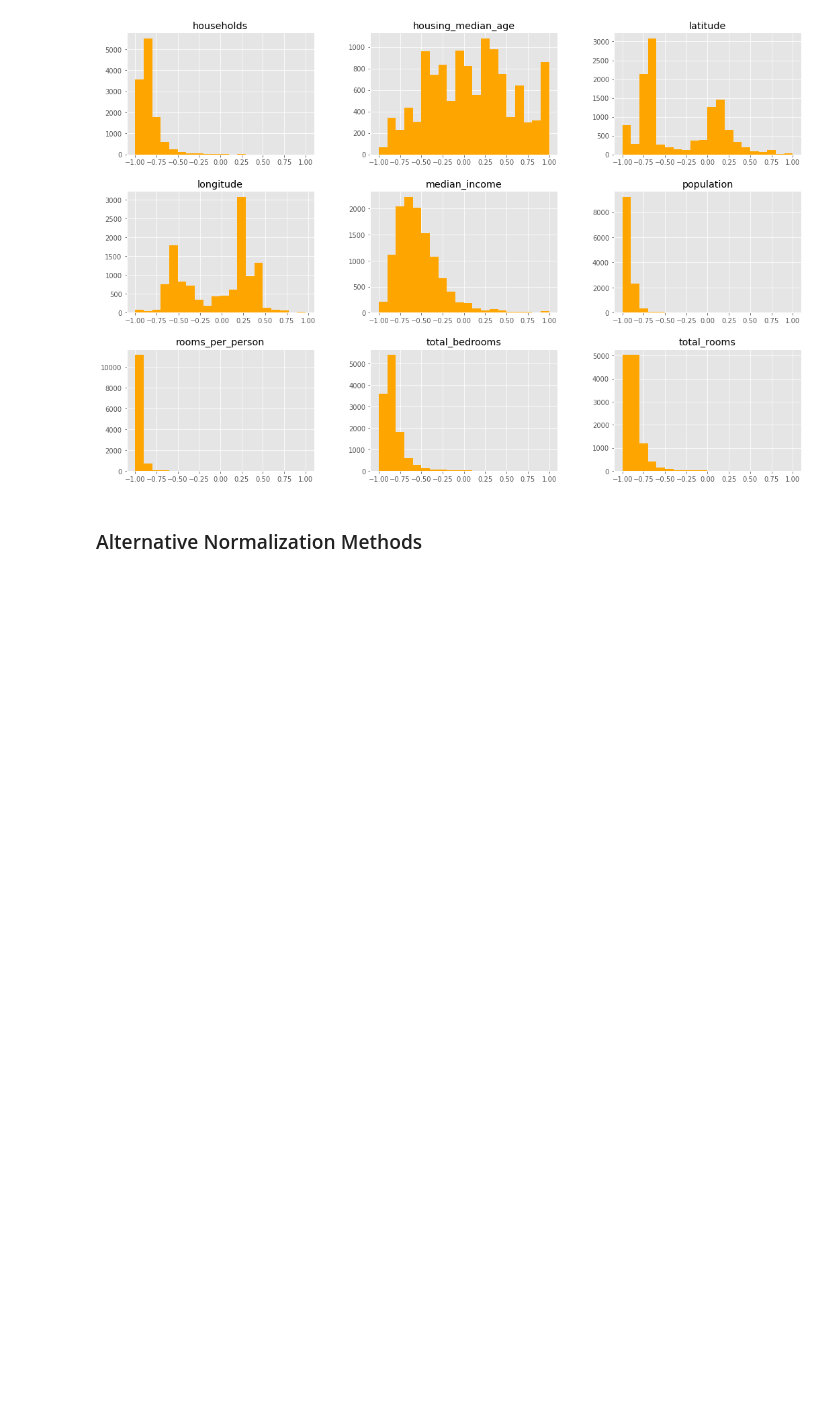
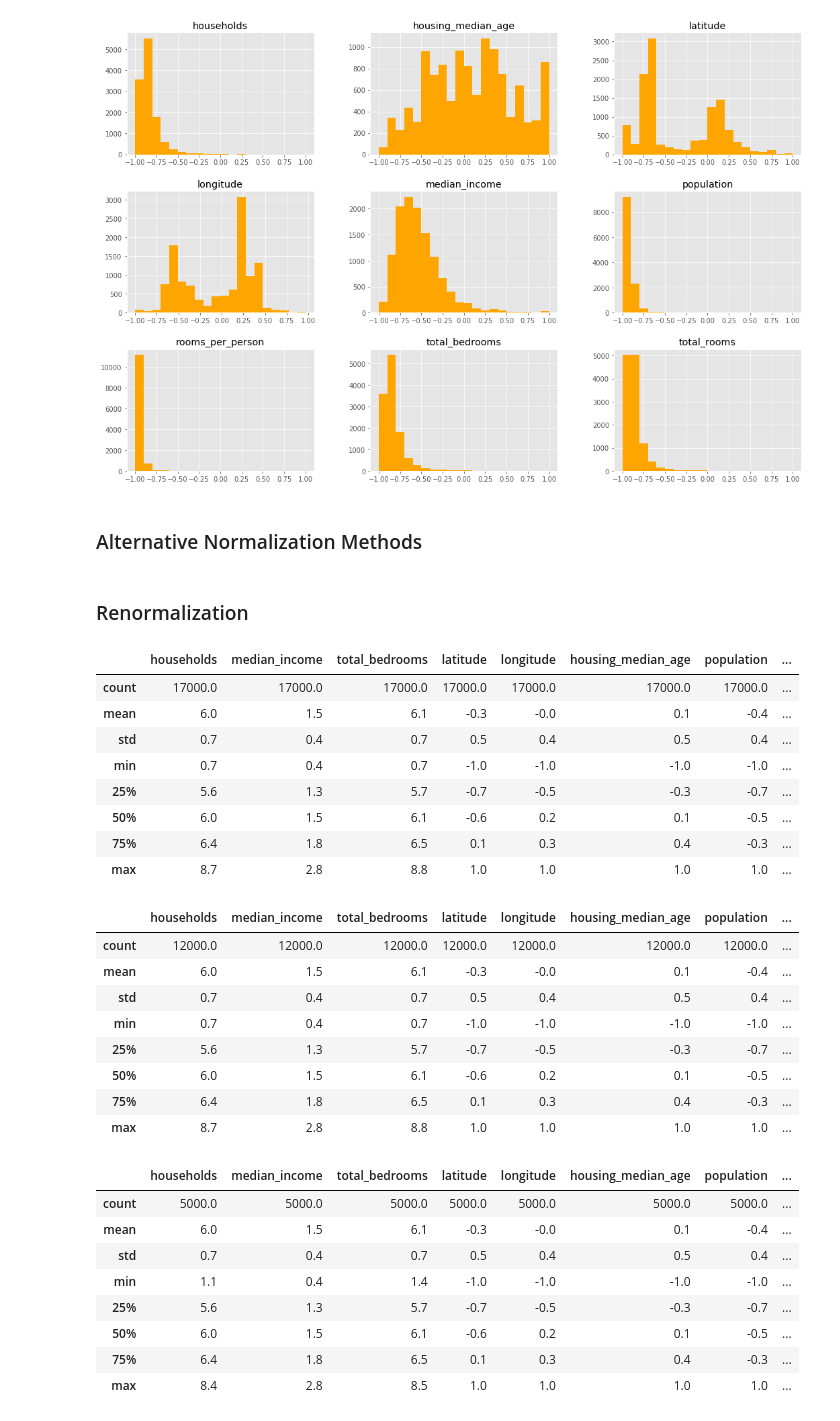
Before and after one commit to acesaif/ml_crash_course, a Jupyter notebook: imporve_neural_net_performance/ml_improve_net_performance.ipynb, the cells around one changed output. Cells and saved outputs as stored; diff of their text form; code cells hidden in the pictures; blank space fills up the shorter version.

```diff
--- a/imporve_neural_net_performance/ml_improve_net_performance.ipynb
+++ b/imporve_neural_net_performance/ml_improve_net_performance.ipynb
@@ -422,3 +422,56 @@ def z_score_normalize(series):
 
 def binary_threshold(series, threshold):
     return series.apply(lambda x: (1 if x > threshold else 0))
+# %% [markdown]
+### Renormalization
+# %%
+def normalize(examples_dataframe):
+    processed_features = pd.DataFrame()
+    processed_features["households"] = log_normalize(examples_dataframe["households"])
+    processed_features["median_income"] = log_normalize(examples_dataframe["median_income"])
+    processed_features["total_bedrooms"] = log_normalize(examples_dataframe["total_bedrooms"])
+
+    processed_features["latitude"] = linear_scale(examples_dataframe["latitude"])
+    processed_features["longitude"] = linear_scale(examples_dataframe["longitude"])
+    processed_features["housing_median_age"] = linear_scale(examples_dataframe["housing_median_age"])
+
+    processed_features["population"] = linear_scale(clip(examples_dataframe["population"], 0, 5000))
+    processed_features["rooms_per_person"] = linear_scale(clip(examples_dataframe["rooms_per_person"], 0, 5))
+    processed_features["total_rooms"] = linear_scale(clip(examples_dataframe["total_rooms"], 0, 10000))
+    return processed_features
+
+normalized_dataframe = normalize(preprocess_features(california_housing_dataframe))
+display.display(normalized_dataframe.describe())
+
+normalized_training_examples = normalized_dataframe.head(12000)
+display.display(normalized_training_examples.describe())
+normalized_validation_examples = normalized_dataframe.tail(5000)
+display.display(normalized_validation_examples.describe())
+# %% [output]
+|  | households | median_income | total_bedrooms | latitude | longitude | housing_median_age | population | ... |
+| count | 17000.0 | 17000.0 | 17000.0 | 17000.0 | 17000.0 | 17000.0 | 17000.0 | ... |
+| mean | 6.0 | 1.5 | 6.1 | -0.3 | -0.0 | 0.1 | -0.4 | ... |
+| std | 0.7 | 0.4 | 0.7 | 0.5 | 0.4 | 0.5 | 0.4 | ... |
+| min | 0.7 | 0.4 | 0.7 | -1.0 | -1.0 | -1.0 | -1.0 | ... |
+| 25% | 5.6 | 1.3 | 5.7 | -0.7 | -0.5 | -0.3 | -0.7 | ... |
+| 50% | 6.0 | 1.5 | 6.1 | -0.6 | 0.2 | 0.1 | -0.5 | ... |
+| 75% | 6.4 | 1.8 | 6.5 | 0.1 | 0.3 | 0.4 | -0.3 | ... |
+| max | 8.7 | 2.8 | 8.8 | 1.0 | 1.0 | 1.0 | 1.0 | ... |
+|  | households | median_income | total_bedrooms | latitude | longitude | housing_median_age | population | ... |
+| count | 12000.0 | 12000.0 | 12000.0 | 12000.0 | 12000.0 | 12000.0 | 12000.0 | ... |
+| mean | 6.0 | 1.5 | 6.1 | -0.3 | -0.0 | 0.1 | -0.4 | ... |
+| std | 0.7 | 0.4 | 0.7 | 0.5 | 0.4 | 0.5 | 0.4 | ... |
+| min | 0.7 | 0.4 | 0.7 | -1.0 | -1.0 | -1.0 | -1.0 | ... |
+| 25% | 5.6 | 1.3 | 5.7 | -0.7 | -0.5 | -0.3 | -0.7 | ... |
+| 50% | 6.0 | 1.5 | 6.1 | -0.6 | 0.2 | 0.1 | -0.5 | ... |
+| 75% | 6.4 | 1.8 | 6.5 | 0.1 | 0.3 | 0.4 | -0.3 | ... |
+| max | 8.7 | 2.8 | 8.8 | 1.0 | 1.0 | 1.0 | 1.0 | ... |
+|  | households | median_income | total_bedrooms | latitude | longitude | housing_median_age | population | ... |
+| count | 5000.0 | 5000.0 | 5000.0 | 5000.0 | 5000.0 | 5000.0 | 5000.0 | ... |
+| mean | 6.0 | 1.5 | 6.1 | -0.3 | -0.0 | 0.1 | -0.4 | ... |
+| std | 0.7 | 0.4 | 0.7 | 0.5 | 0.4 | 0.5 | 0.4 | ... |
+| min | 1.1 | 0.4 | 1.4 | -1.0 | -1.0 | -1.0 | -1.0 | ... |
+| 25% | 5.6 | 1.3 | 5.7 | -0.7 | -0.5 | -0.3 | -0.7 | ... |
+| 50% | 6.0 | 1.5 | 6.1 | -0.6 | 0.2 | 0.1 | -0.5 | ... |
+| 75% | 6.4 | 1.8 | 6.5 | 0.1 | 0.3 | 0.4 | -0.3 | ... |
+| max | 8.4 | 2.8 | 8.5 | 1.0 | 1.0 | 1.0 | 1.0 | ... |
```
Also changed, not shown: parts of 1 cell of this notebook.
